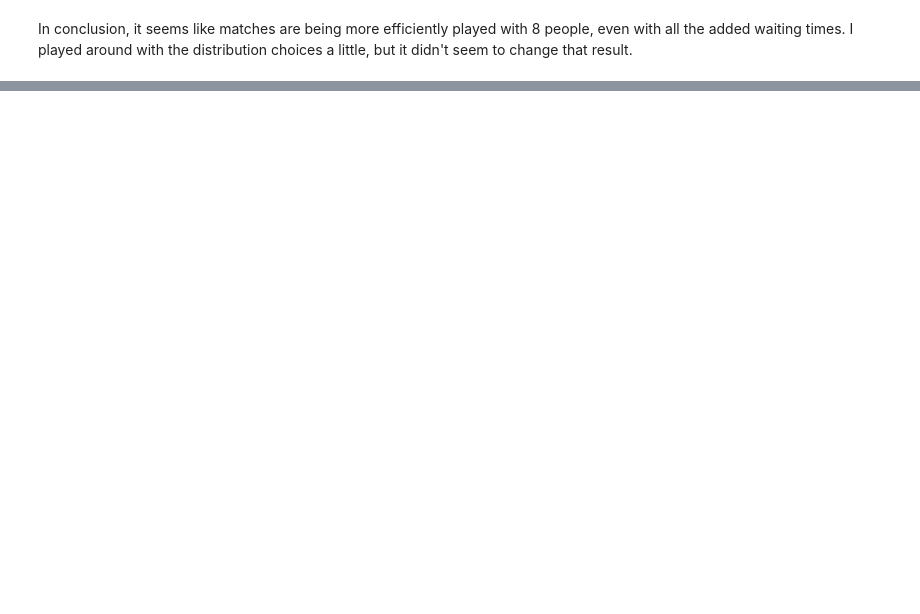
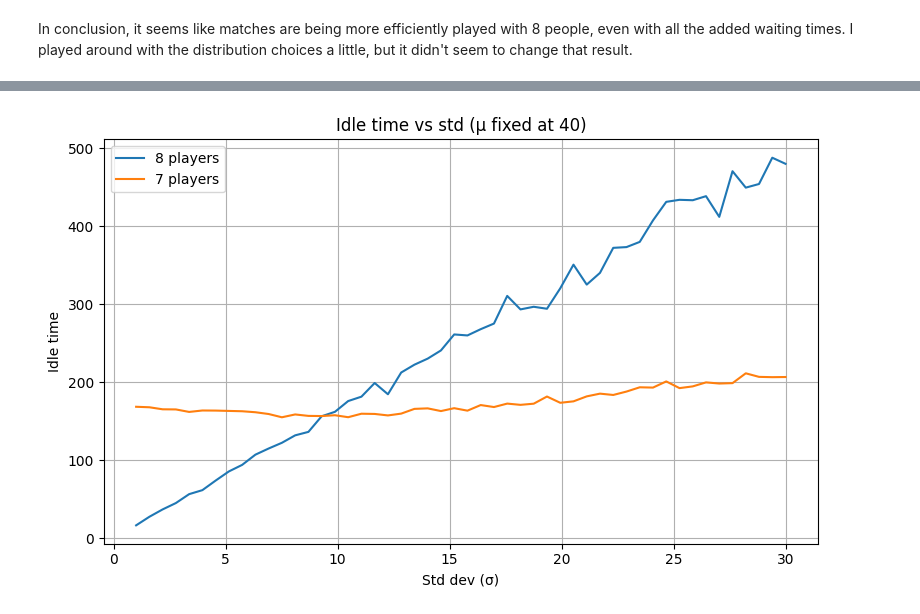
Before and after one commit to BenGillen1998/cube_stats, a Jupyter notebook: cube_wait_times.ipynb, the cells around one changed output, grey strips where cells are left out. Drawn from its saved outputs; the diff is of its cells as text; code cells hidden in the pictures; blank space fills up the shorter version.

```diff
--- a/cube_wait_times.ipynb
+++ b/cube_wait_times.ipynb
@@ -196,0 +645,19 @@ In conclusion, it seems like matches are being more efficiently played with 8 pe
+# %%
+def cube_w_8(mu = 40, sigma = 15):
+    final_time = 0
+    idle_time = 0
+    for match in range(3):
+        r1 = random.gauss(mu=mu, sigma=sigma)
+        r2 = random.gauss(mu=mu, sigma=sigma)
+        r3 = random.gauss(mu=mu, sigma=sigma)
+        r4 = random.gauss(mu=mu, sigma=sigma)
+        round_time = max([r1, r2, r3, r4])
+        final_time += round_time
+        if match != 2:
+            idle_time += 2*(round_time - r1) + 2*(round_time - r2) + 2*(round_time - r3) + 2*(round_time - r4)
+    return final_time, idle_time
+
+if __name__ != "__main__":
+    final_time, idle_time = cube_w_8()
+    print(f"Total time until last match finishes: {final_time}")
+    print(f"Total idle time over all players: {idle_time}")
@@ -196,0 +667,73 @@ In conclusion, it seems like matches are being more efficiently played with 8 pe
+# %%
+import numpy as np
+import matplotlib.pyplot as plt
+
+# -----------------------------------------
+# 1. Fixed mean and std-range to explore
+# -----------------------------------------
+mu_fixed = 40
+
+# -------------------------------------------------
+# 2. Wrapped functions as to only end up with the relevant info
+# -------------------------------------------------
+def eff_v1(mu, sigma):
+    final_time, idle_time = cube_w_8(mu, sigma)
+    return idle_time
+
+
+def eff_v2(mu, sigma):
+    results = cube_w_7(mu, sigma)
+    return results['total_idle_time']
+
+stds = np.linspace(1, 30, 50)  # range of std values to check
+
+# Averaging over multiple runs
+n_runs = 100
+
+# -----------------------------------------
+# 3. Evaluate both versions across stds
+# -----------------------------------------
+scores1 = []
+scores2 = []
+
+for sigma in stds:
+    v1_vals = [eff_v1(mu_fixed, sigma) for _ in range(n_runs)]
+    v2_vals = [eff_v2(mu_fixed, sigma) for _ in range(n_runs)]
+    scores1.append(np.mean(v1_vals))
+    scores2.append(np.mean(v2_vals))
+
+scores1 = np.array(scores1)
+scores2 = np.array(scores2)
+diff = scores2 - scores1
+
+# -----------------------------------------
+# 4. Plot comparison
+# -----------------------------------------
+fig, ax1 = plt.subplots(figsize=(8, 5))
+
+ax1.plot(stds, scores1, label='8 players')
+ax1.plot(stds, scores2, label='7 players')
+ax1.set_xlabel("Std dev (σ)")
+ax1.set_ylabel("Idle time")
+ax1.set_title(f"Idle time vs std (μ fixed at {mu_fixed})")
+ax1.legend()
+ax1.grid(True)
+
+plt.tight_layout()
+plt.show()
+
+# -----------------------------------------
+# 4. Optional: separate plot for the difference
+# -----------------------------------------
+fig, ax2 = plt.subplots(figsize=(8, 4))
+ax2.plot(stds, diff, marker='d')
+ax2.axhline(0, linestyle='--')
+ax2.set_xlabel("Std dev (σ)")
+ax2.set_ylabel("v2 − v1 efficiency")
+ax2.set_title(f"Difference in efficiency vs std (μ = {mu_fixed})")
+ax2.grid(True)
+
+plt.tight_layout()
+plt.show()
+# %% [output]
+[figure, added]
```
Also changed, not shown: parts of 20 cells of this notebook.
